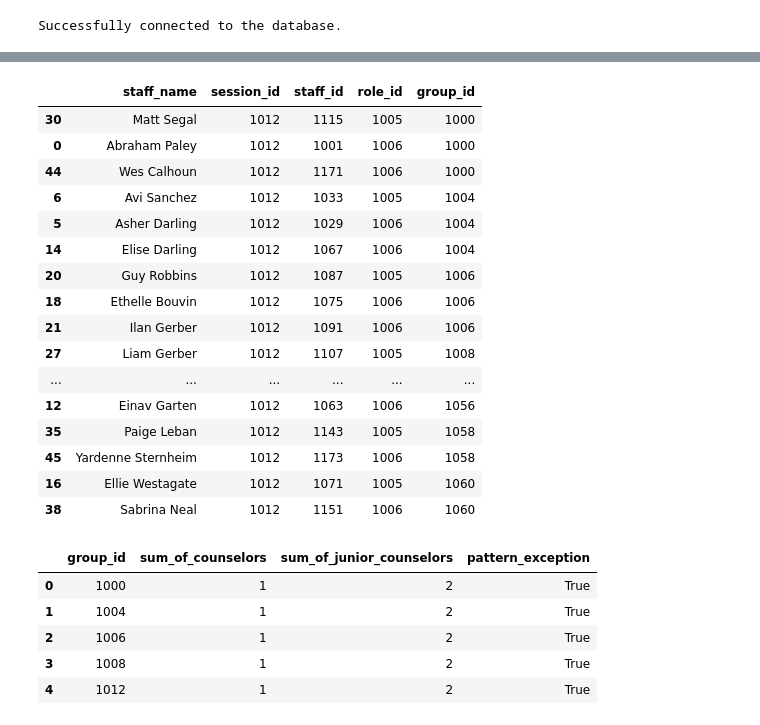
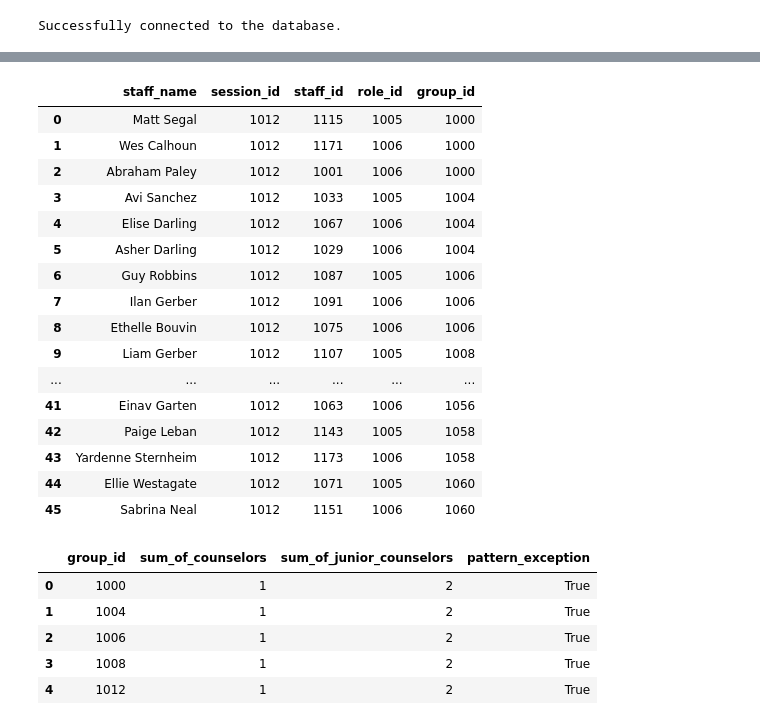
Before and after one commit to miles-wolf/Decathlon_Automation, a Jupyter notebook: notebooks/lunch_jobs_demo.ipynb, the cells around one changed output, grey strips where cells are left out. Drawn from its saved outputs; the diff is of its cells as text; code cells hidden in the pictures.

Commit message:
moved sorting to sql

```diff
--- a/notebooks/lunch_jobs_demo.ipynb
+++ b/notebooks/lunch_jobs_demo.ipynb
@@ -56,28 +56,27 @@ df_days = pd.read_sql(days_sql,conn)
 # %%
 eligible_staff_sql = ljh.get_eligible_staff_sql(cur, session_id = 1012)
 # potentially exclude noneligible staff here
+# sorted by group and role in sql
 df_eligible_staff = pd.read_sql(eligible_staff_sql,conn)
-##sort the base dataframe, move sorting to SQL?
-df_eligible_staff = df_eligible_staff.sort_values(by=['group_id', 'role_id'], ascending=[True, True])
 df_eligible_staff
 # %% [output]
 |  | staff_name | session_id | staff_id | role_id | group_id |
-| 30 | Matt Segal | 1012 | 1115 | 1005 | 1000 |
-| 0 | Abraham Paley | 1012 | 1001 | 1006 | 1000 |
-| 44 | Wes Calhoun | 1012 | 1171 | 1006 | 1000 |
-| 6 | Avi Sanchez | 1012 | 1033 | 1005 | 1004 |
+| 0 | Matt Segal | 1012 | 1115 | 1005 | 1000 |
+| 1 | Wes Calhoun | 1012 | 1171 | 1006 | 1000 |
+| 2 | Abraham Paley | 1012 | 1001 | 1006 | 1000 |
+| 3 | Avi Sanchez | 1012 | 1033 | 1005 | 1004 |
+| 4 | Elise Darling | 1012 | 1067 | 1006 | 1004 |
 | 5 | Asher Darling | 1012 | 1029 | 1006 | 1004 |
-| 14 | Elise Darling | 1012 | 1067 | 1006 | 1004 |
-| 20 | Guy Robbins | 1012 | 1087 | 1005 | 1006 |
-| 18 | Ethelle Bouvin | 1012 | 1075 | 1006 | 1006 |
-| 21 | Ilan Gerber | 1012 | 1091 | 1006 | 1006 |
-| 27 | Liam Gerber | 1012 | 1107 | 1005 | 1008 |
+| 6 | Guy Robbins | 1012 | 1087 | 1005 | 1006 |
+| 7 | Ilan Gerber | 1012 | 1091 | 1006 | 1006 |
+| 8 | Ethelle Bouvin | 1012 | 1075 | 1006 | 1006 |
+| 9 | Liam Gerber | 1012 | 1107 | 1005 | 1008 |
 | ... | ... | ... | ... | ... | ... |
-| 12 | Einav Garten | 1012 | 1063 | 1006 | 1056 |
-| 35 | Paige Leban | 1012 | 1143 | 1005 | 1058 |
-| 45 | Yardenne Sternheim | 1012 | 1173 | 1006 | 1058 |
-| 16 | Ellie Westagate | 1012 | 1071 | 1005 | 1060 |
-| 38 | Sabrina Neal | 1012 | 1151 | 1006 | 1060 |
+| 41 | Einav Garten | 1012 | 1063 | 1006 | 1056 |
+| 42 | Paige Leban | 1012 | 1143 | 1005 | 1058 |
+| 43 | Yardenne Sternheim | 1012 | 1173 | 1006 | 1058 |
+| 44 | Ellie Westagate | 1012 | 1071 | 1005 | 1060 |
+| 45 | Sabrina Neal | 1012 | 1151 | 1006 | 1060 |
 # %%
 # Step 1: Aggregate counts per group
 eligible_staff_agg = (
```
Also changed, not shown: parts of 5 cells of this notebook, 2 other files.
